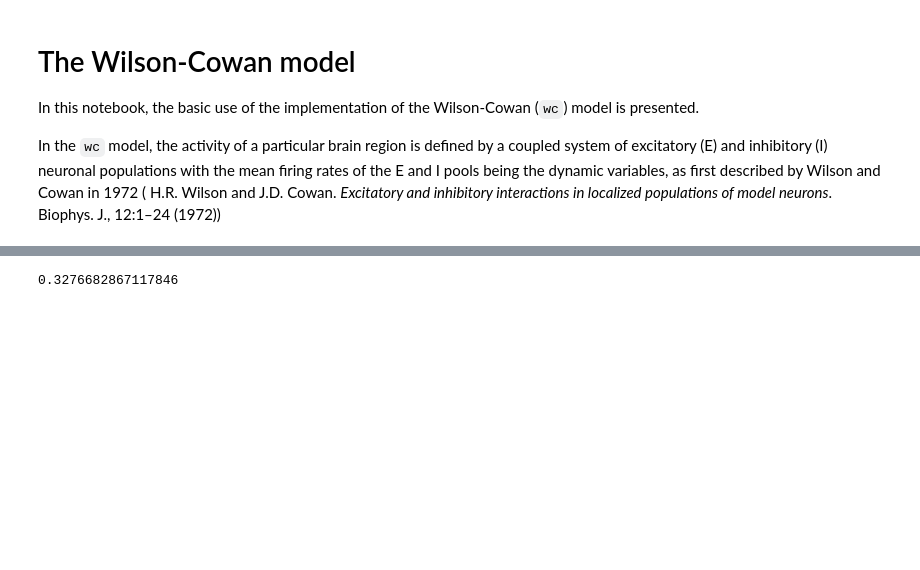
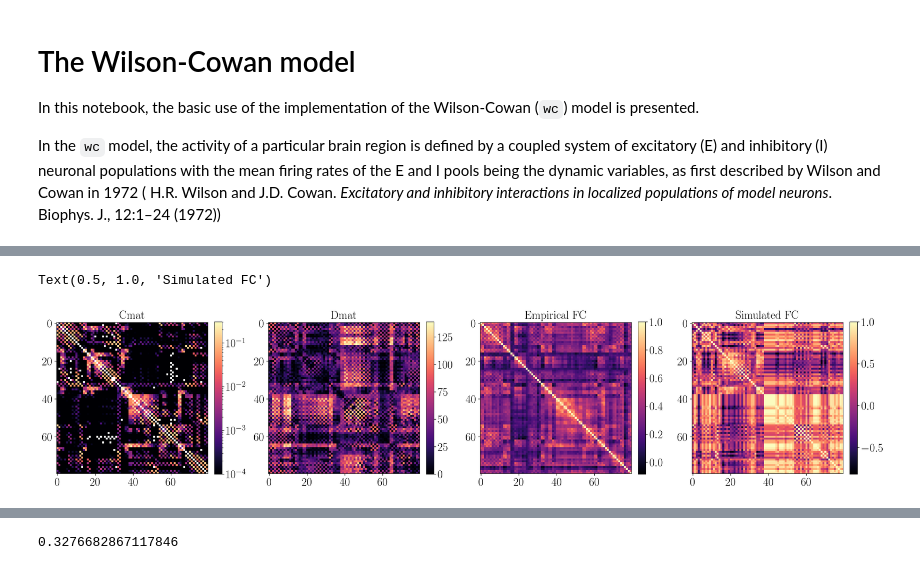
Before and after one commit to pamirozsuna/pamir_ma, a Jupyter notebook: notebooks/SCZ-FC-modelling.ipynb, the cells around one changed output, grey strips where cells are left out. Cells and saved outputs as stored; diff of their text form; code cells hidden in the pictures; blank space fills up the shorter version.

```diff
--- a/notebooks/SCZ-FC-modelling.ipynb
+++ b/notebooks/SCZ-FC-modelling.ipynb
@@ -95,0 +112,21 @@ axs[2].plot(fr, pw, c='k', lw = 2)
+# %%
+from matplotlib.colors import LogNorm
+fig, axs = plt.subplots(1, 4, figsize=(25,20))
+fig.subplots_adjust(wspace=0.28)
+
+
+im = axs[0].imshow(wc.params['Cmat'], norm=LogNorm(vmin=10e-5, vmax=np.max(wc.params['Cmat'])))
+axs[0].set_title("Cmat", fontsize = 20)
+fig.colorbar(im, ax=axs[0],fraction=0.046, pad=0.04)
+im = axs[1].imshow(wc.params['lengthMat'], cmap='magma')
+axs[1].set_title("Dmat", fontsize = 20)
+fig.colorbar(im, ax=axs[1],fraction=0.046, pad=0.04)
+im = axs[2].imshow(FCs, cmap='magma')
+axs[2].set_title("Empirical FC", fontsize = 20)
+fig.colorbar(im, ax=axs[2],fraction=0.046, pad=0.04)
+im = axs[3].imshow(func.fc(wc.BOLD.BOLD[:, wc.BOLD.t_BOLD>10*1000]))
+fig.colorbar(im, ax=axs[3],fraction=0.046, pad=0.04)
+axs[3].set_title("Simulated FC", fontsize=20)
+# %% [output]
+Text(0.5, 1.0, 'Simulated FC')
+[figure, added]
```
Also changed, not shown: parts of 8 cells of this notebook, 3 other files.
